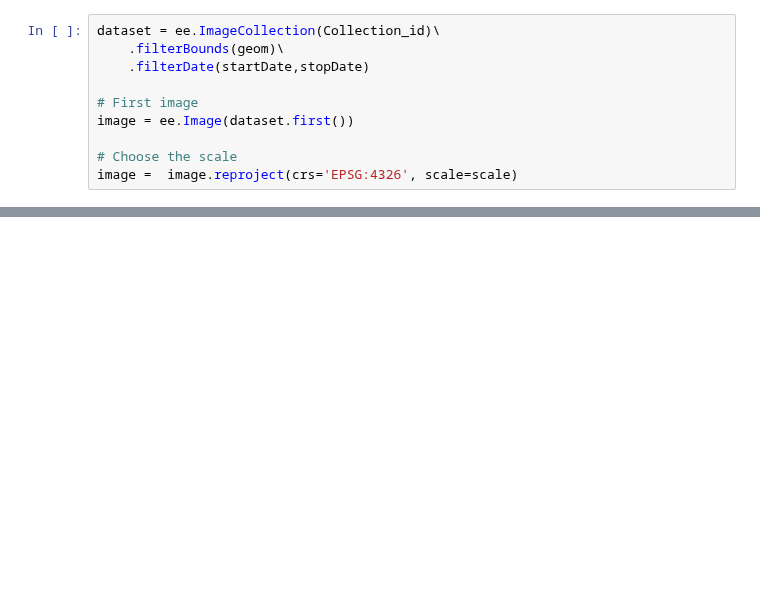
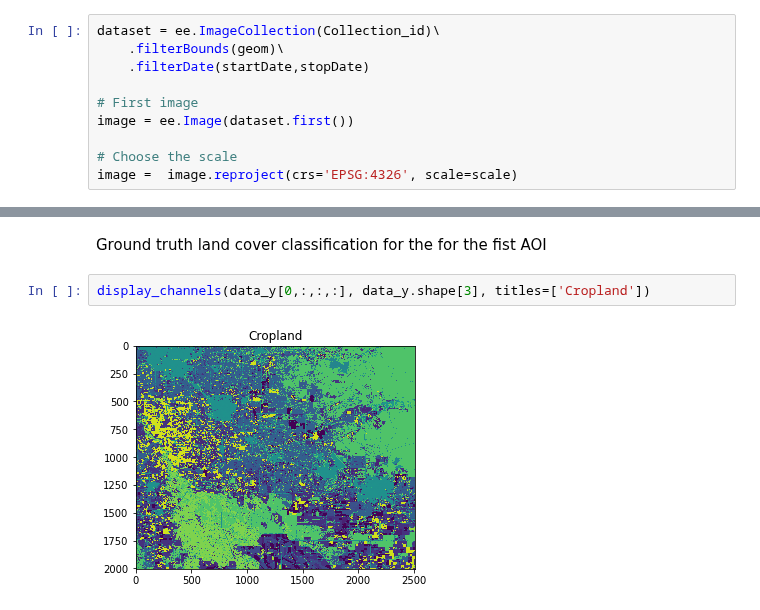
Before and after one commit to Vizzuality/notebooks, a Jupyter notebook: natGeo/Landsat_classifier.ipynb, the cells around one changed output, grey strips where cells are left out. Saved outputs shown, nothing was run; the diff lists cells and outputs as text; blank space fills up the shorter version.

```diff
--- a/natGeo/Landsat_classifier.ipynb
+++ b/natGeo/Landsat_classifier.ipynb
@@ -163,0 +223,6 @@ display_image(image, region, Vizz = vis)
+# %% [markdown]
+Ground truth land cover classification for the for the fist AOI
+# %%
+display_channels(data_y[0,:,:,:], data_y.shape[3], titles=['Cropland'])
+# %% [output]
+[figure, added]
```
Also changed, not shown: parts of 115 cells of this notebook, 2 other files.
